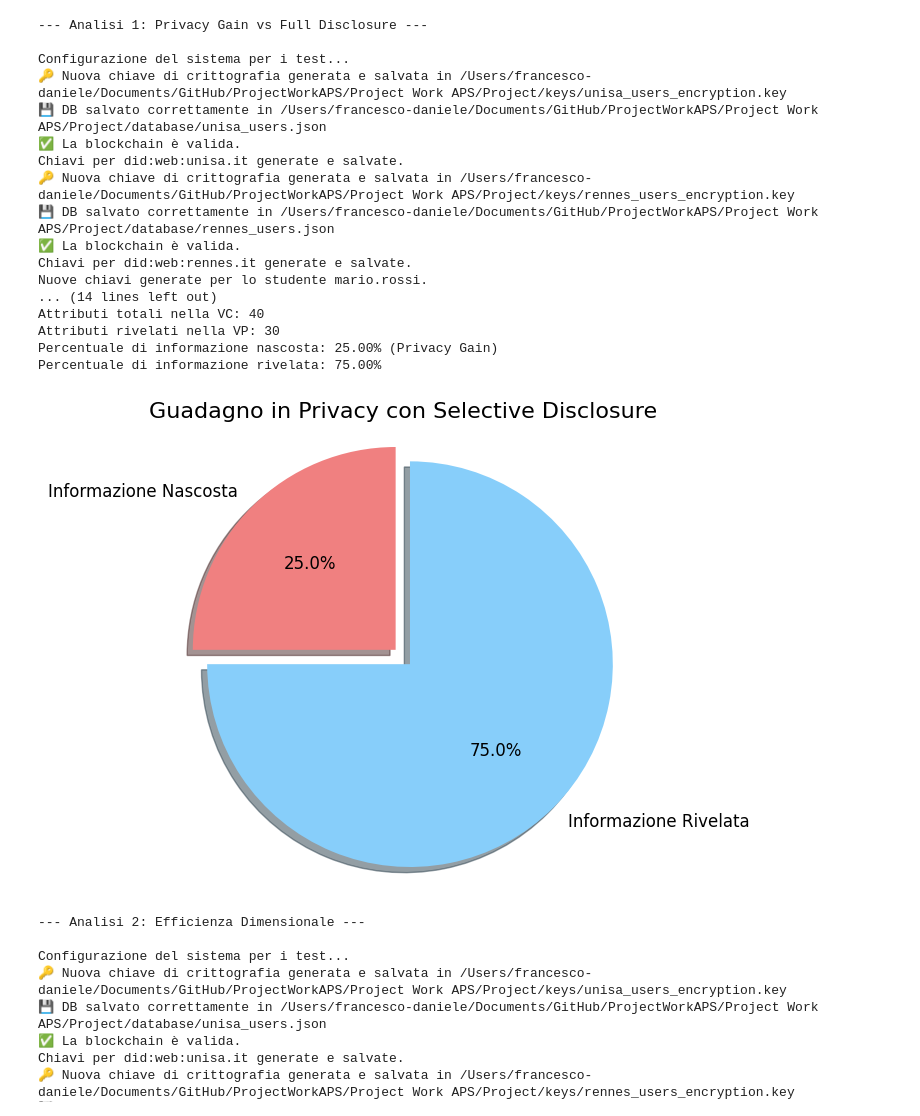
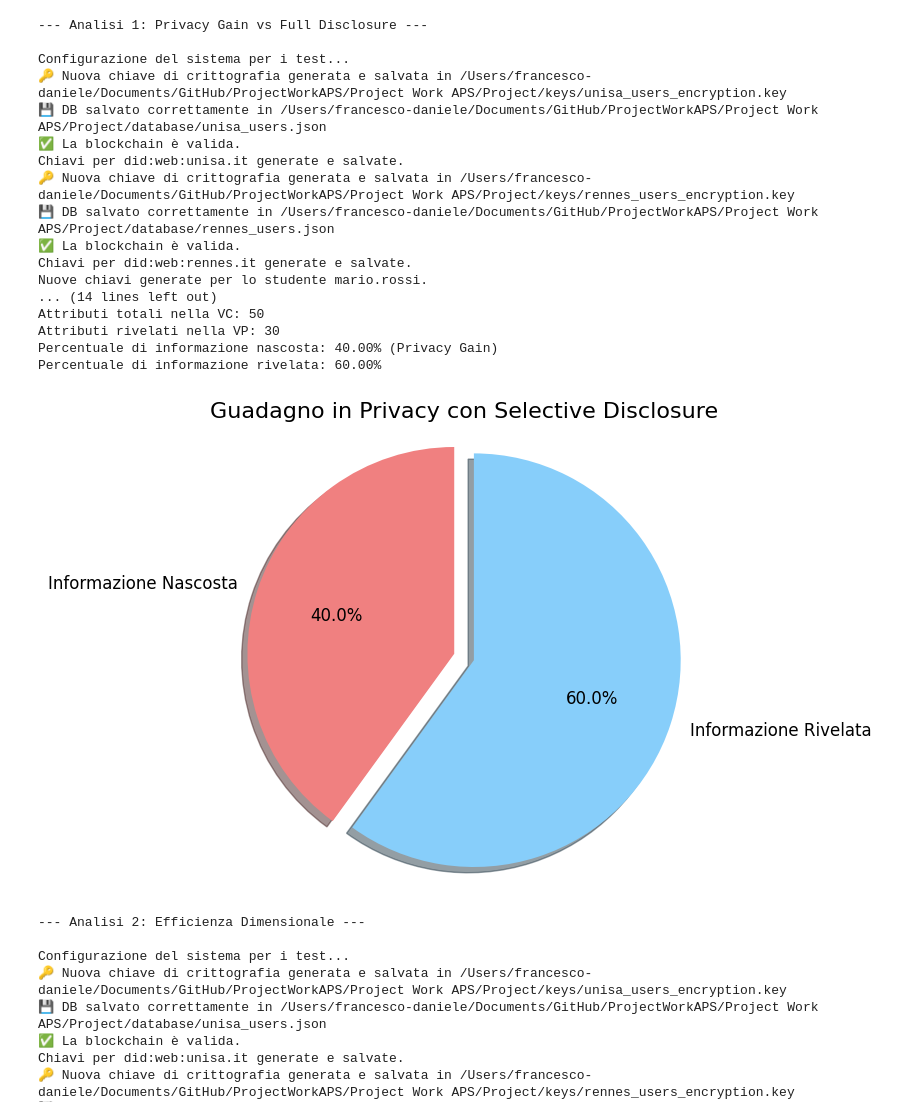
Before and after one commit to FrancescoGargiuloo/ProjectWorkAPS, a Jupyter notebook: Project Work APS/Project/Metrics.ipynb, the cells around one changed output. Cells and saved outputs as stored; diff of their text form; code cells hidden in the pictures.

```diff
--- a/Project Work APS/Project/Metrics.ipynb
+++ b/Project Work APS/Project/Metrics.ipynb
@@ -176,8 +176,7 @@ else:
         for exam in academic_cred["credentialSubject"]["exams"]:
             exam_id = exam.get("examId", "")
             for field, value in exam.items():
-                if field != "examId": # Non contare l'ID dell'esame come un claim rivelabile individuale in questo contesto
-                    original_claims.append(f"{exam_id}_{field}")
+                original_claims.append(f"{exam_id}_{field}")
         total_attributes_vc = len(original_claims)
 
         if total_attributes_vc > 0:
@@ -216,37 +215,37 @@ else:
                 colors = ['lightcoral', 'lightskyblue']
                 explode = (0.1, 0) # explode 1st slice
 
                 fig1, ax1 = plt.subplots(figsize=(8, 6))
                 ax1.pie(sizes, explode=explode, labels=labels, colors=colors, autopct='%1.1f%%',
                         shadow=True, startangle=90, textprops={'fontsize': 12})
                 ax1.axis('equal')  # Equal aspect ratio ensures that pie is drawn as a circle.
                 plt.title('Guadagno in Privacy con Selective Disclosure', fontsize=16)
                 plt.show()
             else:
                 print("Impossibile generare la presentazione selettiva per l'analisi del privacy gain.")
         else:
             print("Nessun attributo trovato nella credenziale accademica per l'analisi.")
     else:
         print("Credenziale accademica non trovata per l'analisi del privacy gain.")
 # %% [output]
 --- Analisi 1: Privacy Gain vs Full Disclosure ---
 
 Configurazione del sistema per i test...
 🔑 Nuova chiave di crittografia generata e salvata in /Users/francesco-daniele/Documents/GitHub/ProjectWorkAPS/Project Work APS/Project/keys/unisa_users_encryption.key
 💾 DB salvato correttamente in /Users/francesco-daniele/Documents/GitHub/ProjectWorkAPS/Project Work APS/Project/database/unisa_users.json
 ✅ La blockchain è valida.
 Chiavi per did:web:unisa.it generate e salvate.
 🔑 Nuova chiave di crittografia generata e salvata in /Users/francesco-daniele/Documents/GitHub/ProjectWorkAPS/Project Work APS/Project/keys/rennes_users_encryption.key
 💾 DB salvato correttamente in /Users/francesco-daniele/Documents/GitHub/ProjectWorkAPS/Project Work APS/Project/database/rennes_users.json
 ✅ La blockchain è valida.
 Chiavi per did:web:rennes.it generate e salvate.
 Nuove chiavi generate per lo studente mario.rossi.
 ... (14 lines left out)
-Attributi totali nella VC: 40
+Attributi totali nella VC: 50
 Attributi rivelati nella VP: 30
-Percentuale di informazione nascosta: 25.00% (Privacy Gain)
-Percentuale di informazione rivelata: 75.00%
+Percentuale di informazione nascosta: 40.00% (Privacy Gain)
+Percentuale di informazione rivelata: 60.00%
-[figure, old version]
+[figure, new version]
 # %%
 #### Analisi 2: Efficienza Dimensionale ####
 print("\n--- Analisi 2: Efficienza Dimensionale ---")
```
